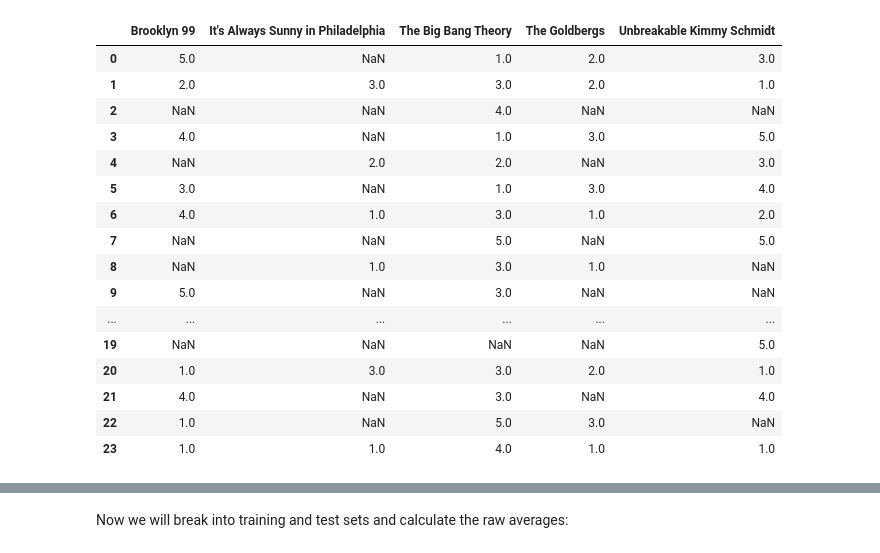
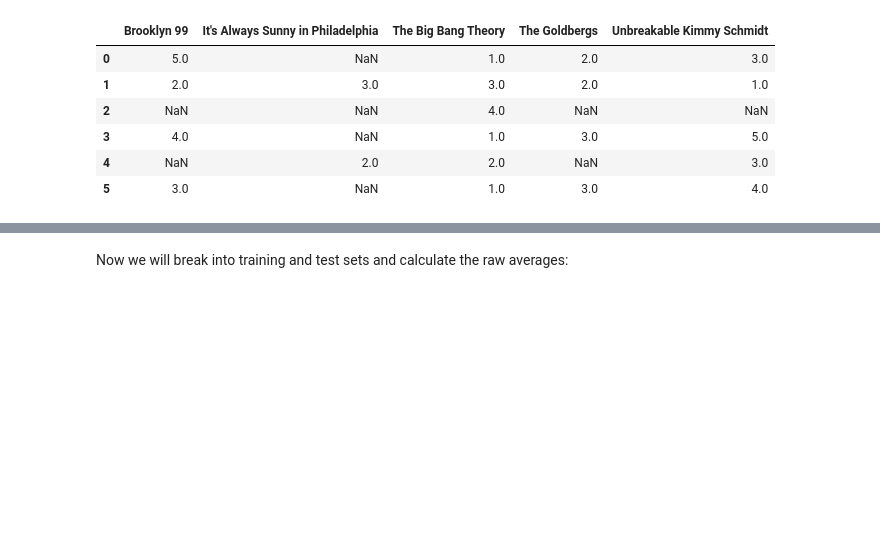
Before and after one commit to ncooper76/MSDA, a Jupyter notebook: DATA_643_Project1.ipynb, the cells around one changed output, grey strips where cells are left out. Drawn from its saved outputs; the diff is of its cells as text; code cells hidden in the pictures; blank space fills up the shorter version.

```diff
--- a/DATA_643_Project1.ipynb
+++ b/DATA_643_Project1.ipynb
@@ -22,23 +13,13 @@ import pandas as pd
 # %%
 tv_df = pd.read_csv('https://raw.githubusercontent.com/ncooper76/MSDA/master/TV_Show_Preferences.csv')
 tv_df = tv_df.drop(columns=["Timestamp"])
 tv_df = tv_df[sorted(tv_df.columns)]
-tv_df
+tv_df.head(6)
 # %% [output]
 |  | Brooklyn 99 | It's Always Sunny in Philadelphia | The Big Bang Theory | The Goldbergs | Unbreakable Kimmy Schmidt |
 | 0 | 5.0 | NaN | 1.0 | 2.0 | 3.0 |
 | 1 | 2.0 | 3.0 | 3.0 | 2.0 | 1.0 |
 | 2 | NaN | NaN | 4.0 | NaN | NaN |
 | 3 | 4.0 | NaN | 1.0 | 3.0 | 5.0 |
 | 4 | NaN | 2.0 | 2.0 | NaN | 3.0 |
 | 5 | 3.0 | NaN | 1.0 | 3.0 | 4.0 |
-| 6 | 4.0 | 1.0 | 3.0 | 1.0 | 2.0 |
-| 7 | NaN | NaN | 5.0 | NaN | 5.0 |
-| 8 | NaN | 1.0 | 3.0 | 1.0 | NaN |
-| 9 | 5.0 | NaN | 3.0 | NaN | NaN |
-| ... | ... | ... | ... | ... | ... |
-| 19 | NaN | NaN | NaN | NaN | 5.0 |
-| 20 | 1.0 | 3.0 | 3.0 | 2.0 | 1.0 |
-| 21 | 4.0 | NaN | 3.0 | NaN | 4.0 |
-| 22 | 1.0 | NaN | 5.0 | 3.0 | NaN |
-| 23 | 1.0 | 1.0 | 4.0 | 1.0 | 1.0 |
```
Also changed, not shown: parts of 14 cells of this notebook.
